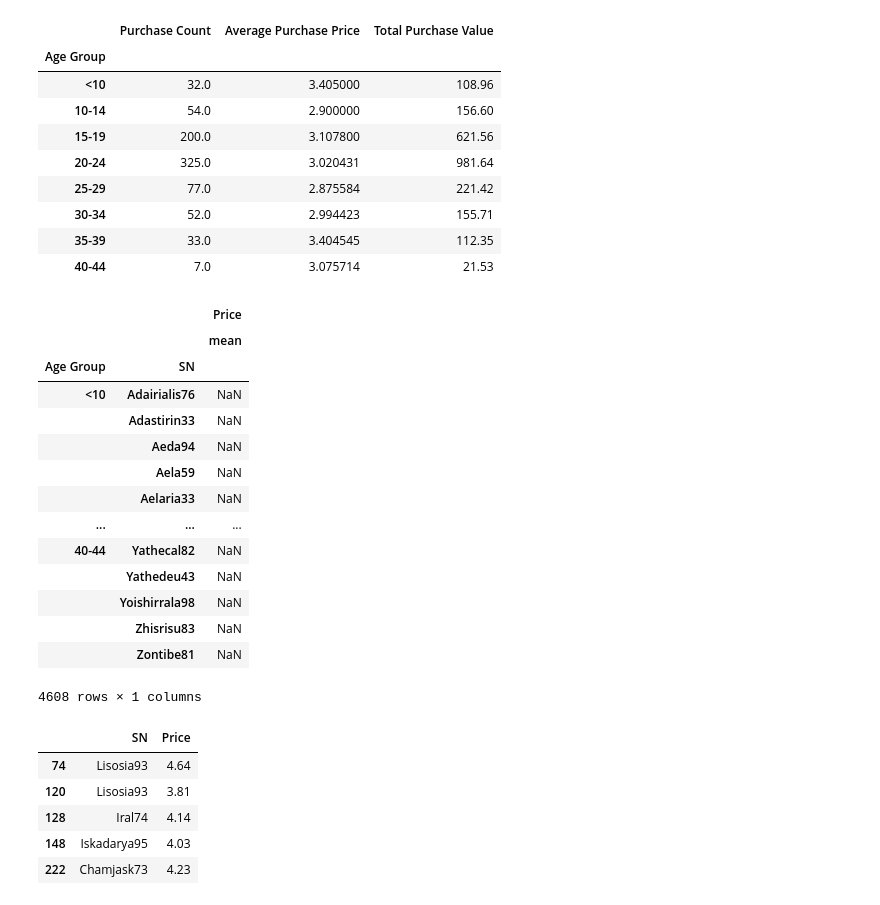
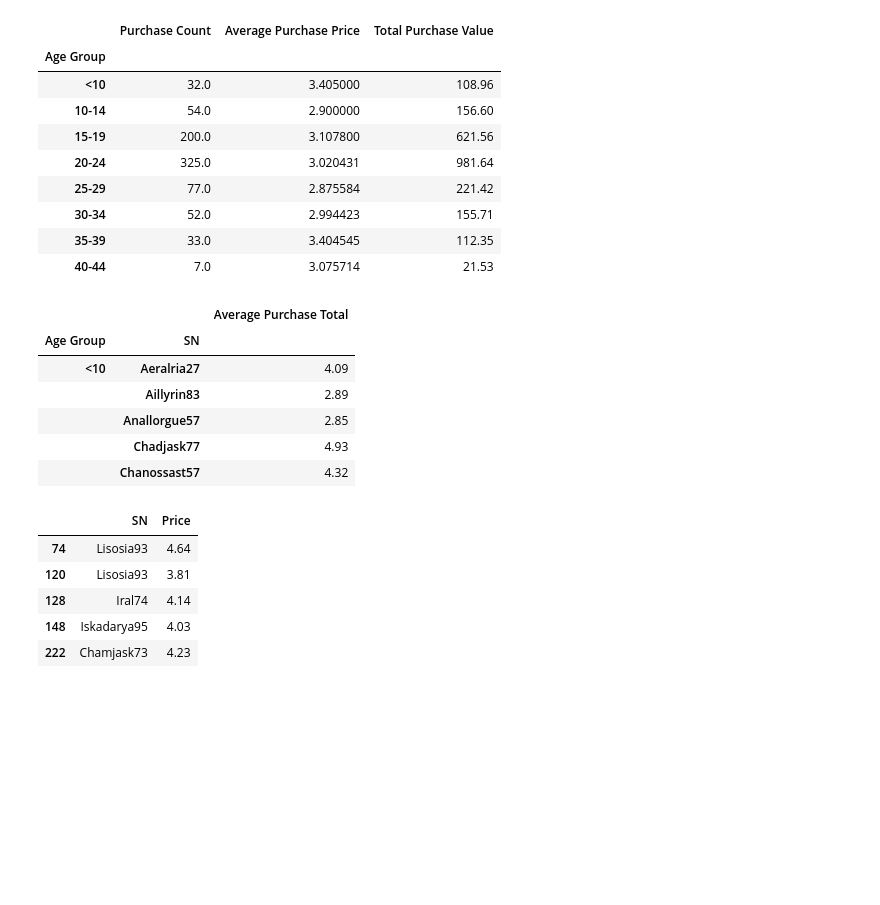
Before and after one commit to RichaG7/pandas-challenge, a Jupyter notebook: HeroesOfPymoli/HeroesOfPymoli.ipynb, the cells around one changed output. Cells and saved outputs as stored; diff of their text form; code cells hidden in the pictures; blank space fills up the shorter version.

```diff
--- a/HeroesOfPymoli/HeroesOfPymoli.ipynb
+++ b/HeroesOfPymoli/HeroesOfPymoli.ipynb
@@ -160,26 +162,26 @@ summary_age
 | 30-34 | 52.0 | 2.994423 | 155.71 |
 | 35-39 | 33.0 | 3.404545 | 112.35 |
 | 40-44 | 7.0 | 3.075714 | 21.53 |
-# %%
-## Average Purchase Total per Person by Age Group
-age_df = purchase[['SN', "Age Group", 'Price']]
-age_df.groupby(["Age Group", 'SN']).agg([np.mean])
-# %% [output]
-|  |  | Price |
-|  |  | mean |
-| Age Group | SN |  |
-| <10 | Adairialis76 | NaN |
-|  | Adastirin33 | NaN |
-|  | Aeda94 | NaN |
-|  | Aela59 | NaN |
-|  | Aelaria33 | NaN |
-| ... | ... | ... |
-| 40-44 | Yathecal82 | NaN |
-|  | Yathedeu43 | NaN |
-|  | Yoishirrala98 | NaN |
-|  | Zhisrisu83 | NaN |
-|  | Zontibe81 | NaN |
-4608 rows × 1 columns
+# %%
+## Average Purchase Total per Person by Age Group
+age_df = purchase[['SN', 'Age Group', 'Price']]
+
+purchase_person_age = age_df.groupby(['Age Group', 'SN'])['Price'].describe()
+#I had to do this because the mean was giving NaNs due to NaN standard deviations
+# (even though it worked fine for personxgender and the table right before this)
+purchase_person_age = pd.DataFrame(purchase_person_age)
+purchase_person_age.drop(['count', 'std', 'min', '25%', '50%', '75%', 'max'], axis=1, inplace=True)
+purchase_person_age = purchase_person_age.rename(columns={'mean': 'Average Purchase Total'})
+
+purchase_person_age.head()
+# %% [output]
+|  |  | Average Purchase Total |
+| Age Group | SN |  |
+| <10 | Aeralria27 | 4.09 |
+|  | Aillyrin83 | 2.89 |
+|  | Anallorgue57 | 2.85 |
+|  | Chadjask77 | 4.93 |
+|  | Chanossast57 | 4.32 |
 # %%
 # Top Spenders
 
```
Also changed, not shown: parts of 6 cells of this notebook.
